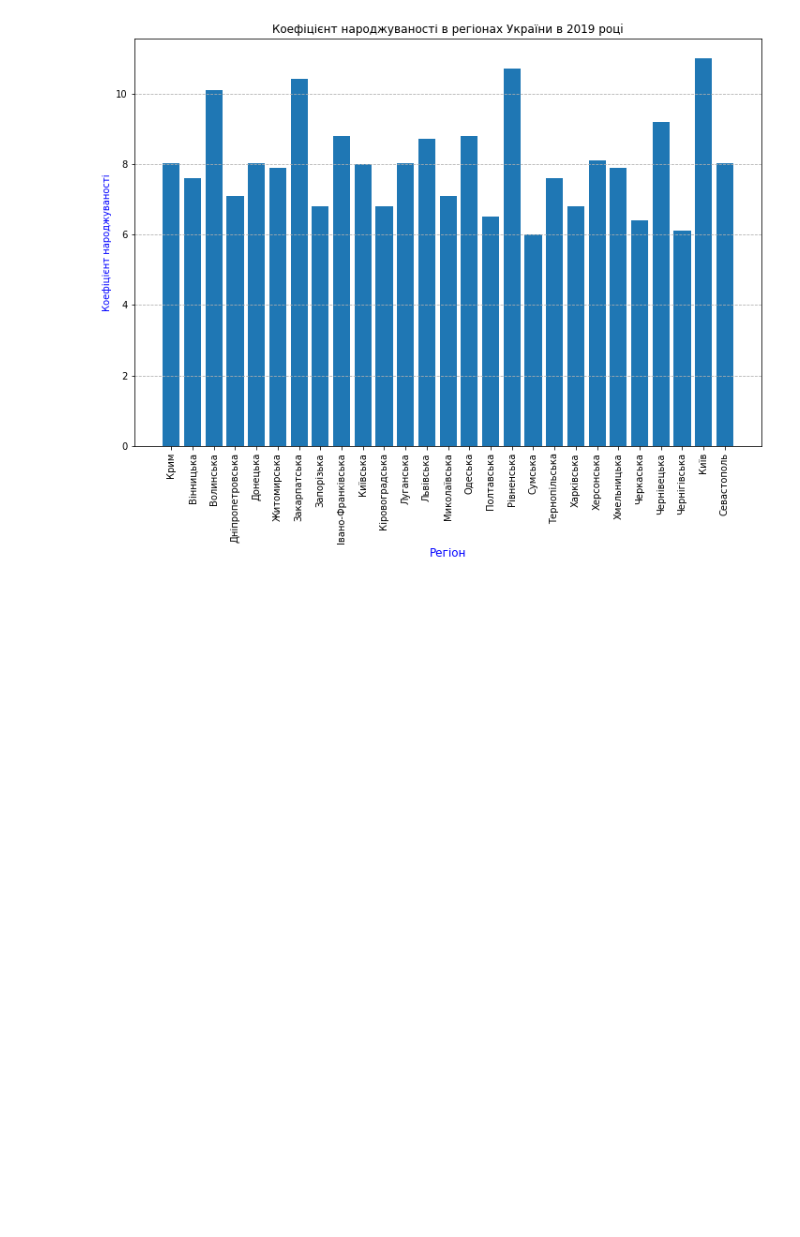
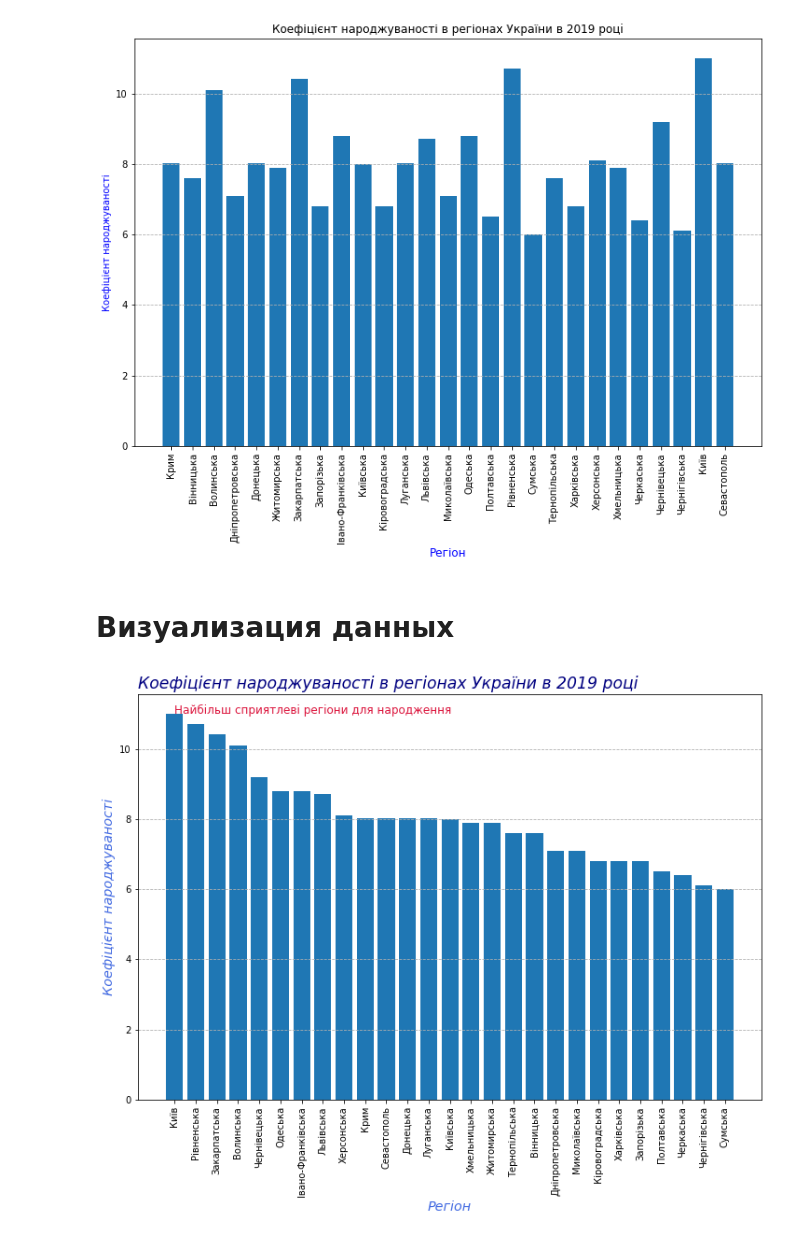
Before and after one commit to PavelStelmakhV/hw303-data-visualization, a Jupyter notebook: Hw2.1.ipynb, the cells around one changed output. Saved outputs shown, nothing was run; the diff lists cells and outputs as text; code cells hidden in the pictures; blank space fills up the shorter version.

```diff
--- a/Hw2.1.ipynb
+++ b/Hw2.1.ipynb
@@ -111,3 +113,18 @@ plt.grid(ls = '--', axis = 'y')
 plt.show()
 # %% [output]
 [figure]
+# %% [markdown]
+# Визуализация данных
+# %%
+new_df = df.sort_values(by='2019', ascending=False)
+plt.figure(figsize=(12, 8))
+plt.bar(new_df['Регіон'], new_df['2019'])
+plt.title('Коефіцієнт народжуваності в регіонах України в 2019 роцi', color = 'navy',fontsize = 'xx-large', fontstyle ='oblique', loc='left')
+plt.xlabel('Регіон', color = 'royalblue', fontsize = 'x-large', fontstyle ='italic')
+plt.ylabel('Коефіцієнт народжуваності', color = 'royalblue', fontsize = 'x-large', fontstyle ='italic')
+plt.xticks(rotation=90)
+plt.grid(ls = '--', axis = 'y')
+plt.text('Київ', 11, 'Найбiльш сприятлевi регiони для народження', color="crimson", fontsize = 'large')
+plt.show()
+# %% [output]
+[figure, added]
```
Also changed, not shown: parts of 2 cells of this notebook.
